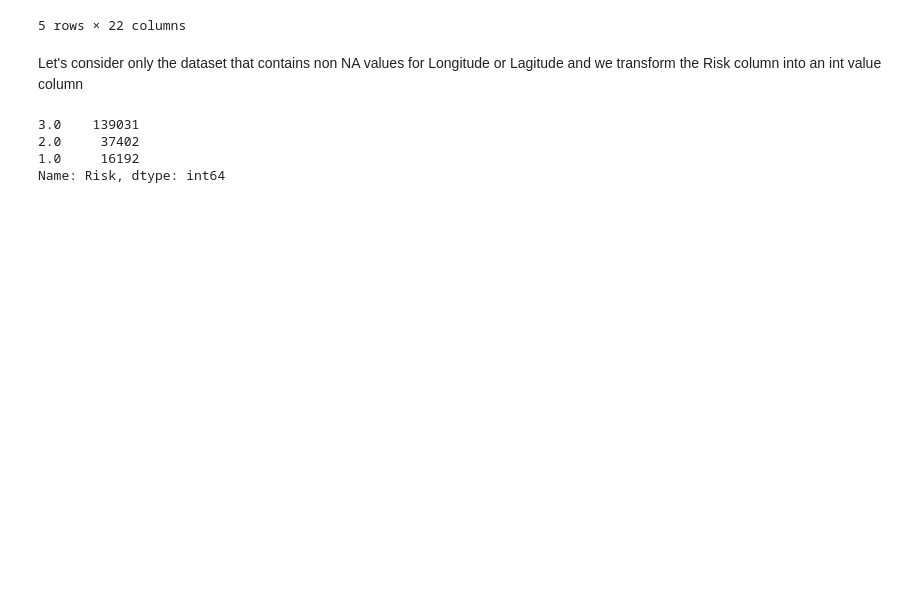
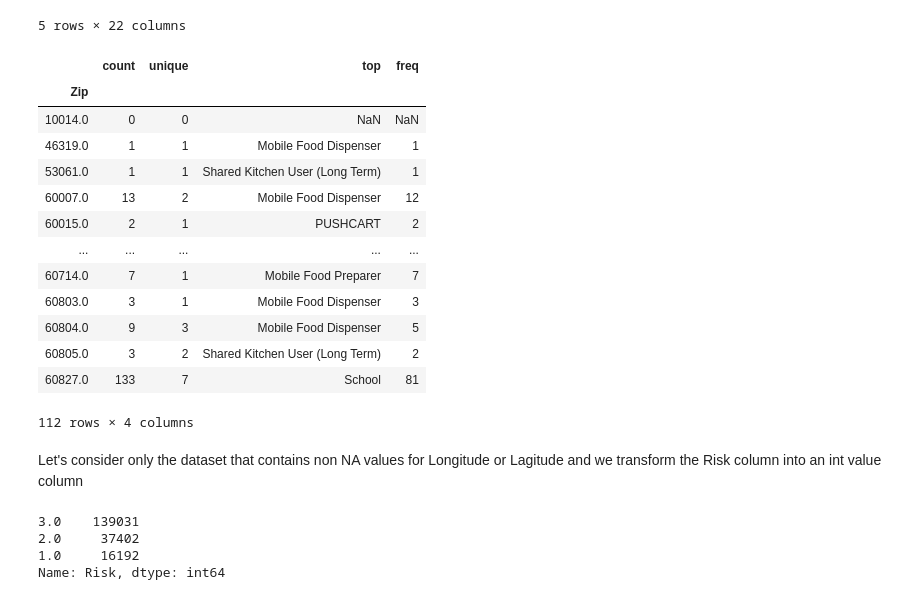
Before and after one commit to adr1anh/DeepDish, a Jupyter notebook: Food Inspection_Marc.ipynb, the cells around one changed output. Drawn from its saved outputs; the diff is of its cells as text; code cells hidden in the pictures; blank space fills up the shorter version.

```diff
--- a/Food Inspection_Marc.ipynb
+++ b/Food Inspection_Marc.ipynb
@@ -19,4 +19,22 @@ data.head()
 | 3 | 2345370 | CAFE BALLOU | CAFE BALLOU & DELI | 2433048.0 | Restaurant | Risk 1 (High) | 939 N WESTERN AVE | CHICAGO | IL | ... |
 | 4 | 2345376 | GARIBAY POULTRY | GARIBAY POULTRY | 1908500.0 | CUSTOM POULTRY SLAUGHTER | Risk 2 (Medium) | 2100 S CALIFORNIA AVE | CHICAGO | IL | ... |
 5 rows × 22 columns
+# %%
+D = data.groupby("Zip")["Facility Type"].describe()
+D
+# %% [output]
+|  | count | unique | top | freq |
+| Zip |  |  |  |  |
+| 10014.0 | 0 | 0 | NaN | NaN |
+| 46319.0 | 1 | 1 | Mobile Food Dispenser | 1 |
+| 53061.0 | 1 | 1 | Shared Kitchen User (Long Term) | 1 |
+| 60007.0 | 13 | 2 | Mobile Food Dispenser | 12 |
+| 60015.0 | 2 | 1 | PUSHCART | 2 |
+| ... | ... | ... | ... | ... |
+| 60714.0 | 7 | 1 | Mobile Food Preparer | 7 |
+| 60803.0 | 3 | 1 | Mobile Food Dispenser | 3 |
+| 60804.0 | 9 | 3 | Mobile Food Dispenser | 5 |
+| 60805.0 | 3 | 2 | Shared Kitchen User (Long Term) | 2 |
+| 60827.0 | 133 | 7 | School | 81 |
+112 rows × 4 columns
 # %%
```
Also changed, not shown: parts of 20 cells of this notebook.
